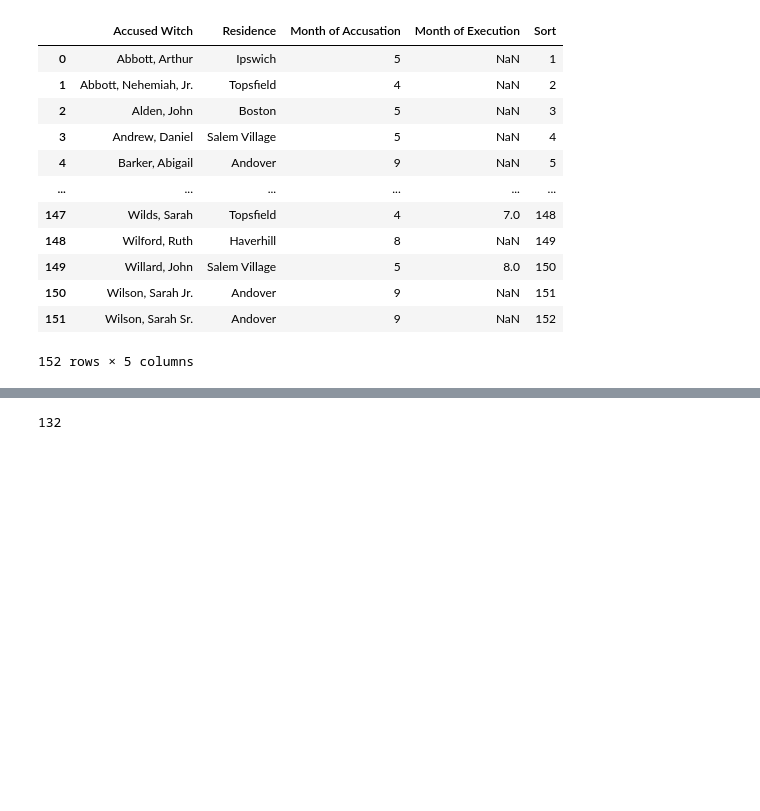
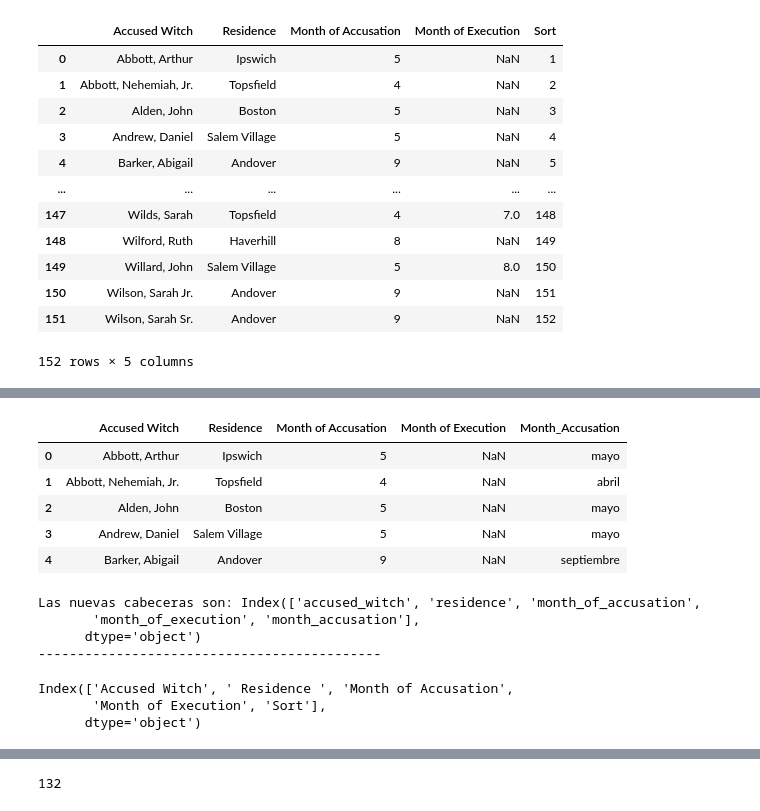
Before and after one commit to lmoraromero/promoG-modulo4-sprint1-pairprogramming-SAIRA-LAURAM, a Jupyter notebook: prueba.ipynb, the cells around one changed output, grey strips where cells are left out. Cells and saved outputs as stored; diff of their text form; code cells hidden in the pictures; blank space fills up the shorter version.

```diff
--- a/prueba.ipynb
+++ b/prueba.ipynb
@@ -23,3 +24,5 @@ brujas
 | 150 | Wilson, Sarah Jr. | Andover | 9 | NaN | 151 |
 | 151 | Wilson, Sarah Sr. | Andover | 9 | NaN | 152 |
 152 rows × 5 columns
+# %%
+brujas.drop(columns=['Sort'], inplace=True)
@@ -25,0 +44,26 @@ brujas
+# %%
+meses_al_reves = {
+    -1: 'desconocido',
+    1: 'enero',
+    2: 'febrero',
+    3: 'marzo',
+    4: 'abril',
+    5: 'mayo',
+    6: 'junio',
+    7: 'julio',
+    8: 'agosto',
+    9: 'septiembre',
+    10: 'octubre',
+    11: 'noviembre',
+    12: 'diciembre'
+}
+
+brujas['Month_Accusation'] = brujas['Month of Accusation'].map(meses_al_reves)
+brujas.head()
+# %% [output]
+|  | Accused Witch | Residence | Month of Accusation | Month of Execution | Month_Accusation |
+| 0 | Abbott, Arthur | Ipswich | 5 | NaN | mayo |
+| 1 | Abbott, Nehemiah, Jr. | Topsfield | 4 | NaN | abril |
+| 2 | Alden, John | Boston | 5 | NaN | mayo |
+| 3 | Andrew, Daniel | Salem Village | 5 | NaN | mayo |
+| 4 | Barker, Abigail | Andover | 9 | NaN | septiembre |
@@ -25,0 +85,13 @@ brujas
+# %%
+cabeceras(brujas)
+# %% [output]
+Las nuevas cabeceras son: Index(['accused_witch', 'residence', 'month_of_accusation',
+       'month_of_execution', 'month_accusation'],
+      dtype='object')
+--------------------------------------------
+# %%
+brujas.columns
+# %% [output]
+Index(['Accused Witch', ' Residence ', 'Month of Accusation',
+       'Month of Execution', 'Sort'],
+      dtype='object')
```
Also changed, not shown: parts of 8 cells of this notebook.
